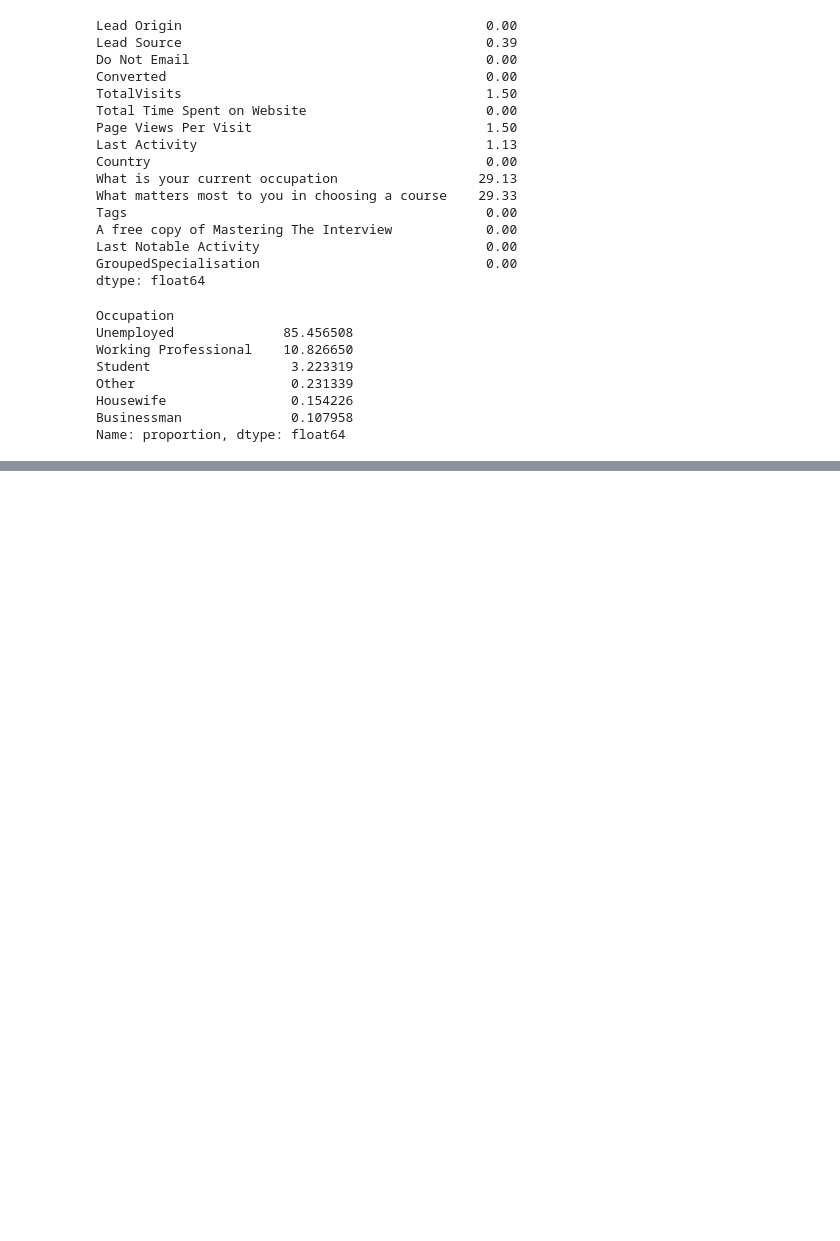
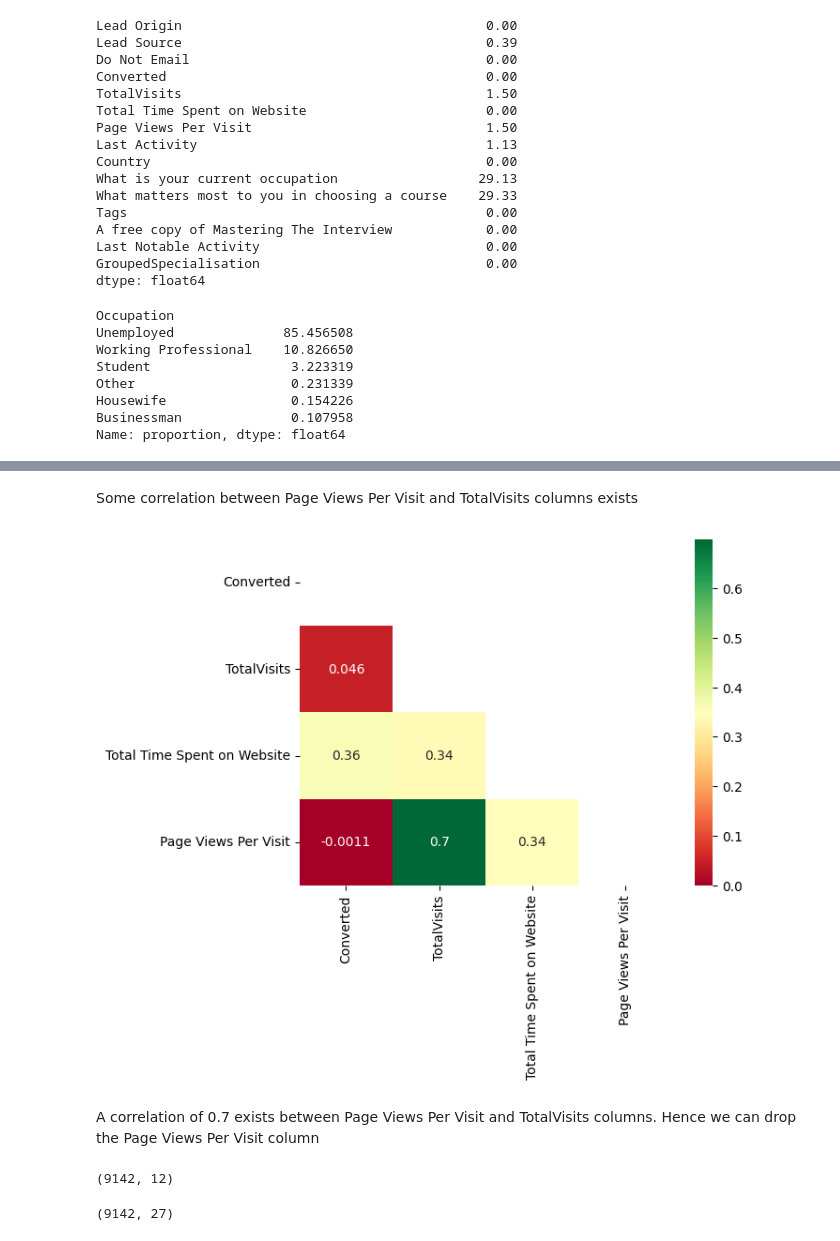
Before and after one commit to aravindpeddinti/Lead_Scoring_Case_Study, a Jupyter notebook: Assignment.ipynb, the cells around one changed output, grey strips where cells are left out. Cells and saved outputs as stored; diff of their text form; code cells hidden in the pictures; blank space fills up the shorter version.

```diff
--- a/Assignment.ipynb
+++ b/Assignment.ipynb
@@ -582,0 +778,18 @@ conversion_percentage
+# %% [markdown]
+Some correlation between Page Views Per Visit and TotalVisits columns exists
+# %%
+# Let's plot a heatmap of the data
+mask = np.triu(np.ones_like(data.corr(numeric_only=True)))
+sns.heatmap(data.corr(numeric_only=True), annot=True, mask=mask, cmap='RdYlGn')
+plt.show()
+# %% [output]
+[figure, added]
+# %% [markdown]
+A correlation of 0.7 exists between Page Views Per Visit and TotalVisits columns. Hence we can drop the Page Views Per Visit column
+# %%
+# Let's drop the Page Views Per Visit column
+
+data = data.drop("Page Views Per Visit", axis=1)
+data.shape
+# %% [output]
+(9142, 12)
@@ -582,0 +800,9 @@ conversion_percentage
+# %%
+# Let's create dummies for each categorical column
+
+cat_cols = [i for i in data.columns if data[i].dtype =='object']
+
+data = pd.get_dummies(data, columns=cat_cols, drop_first=True, dtype=int)
+data.shape
+# %% [output]
+(9142, 27)
```
Also changed, not shown: parts of 51 cells of this notebook.
